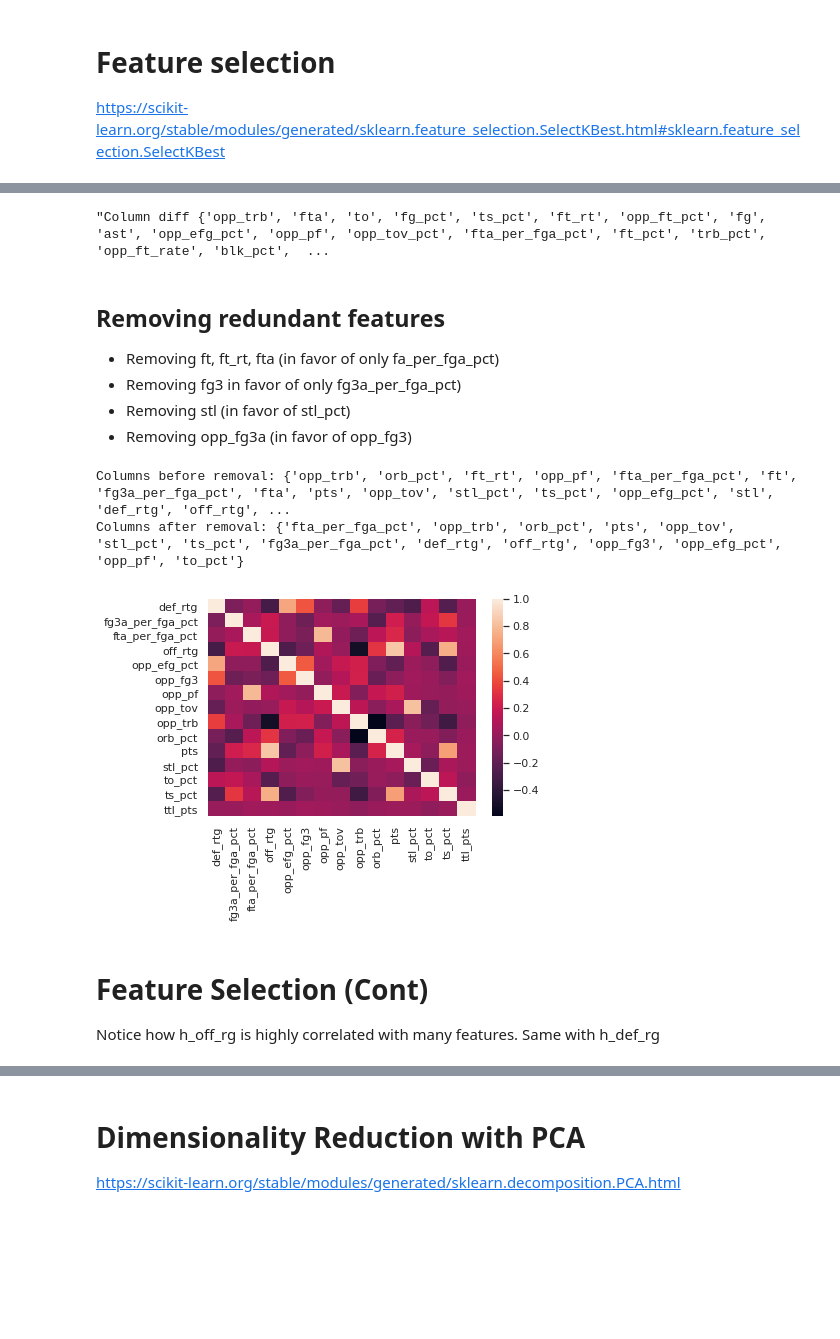
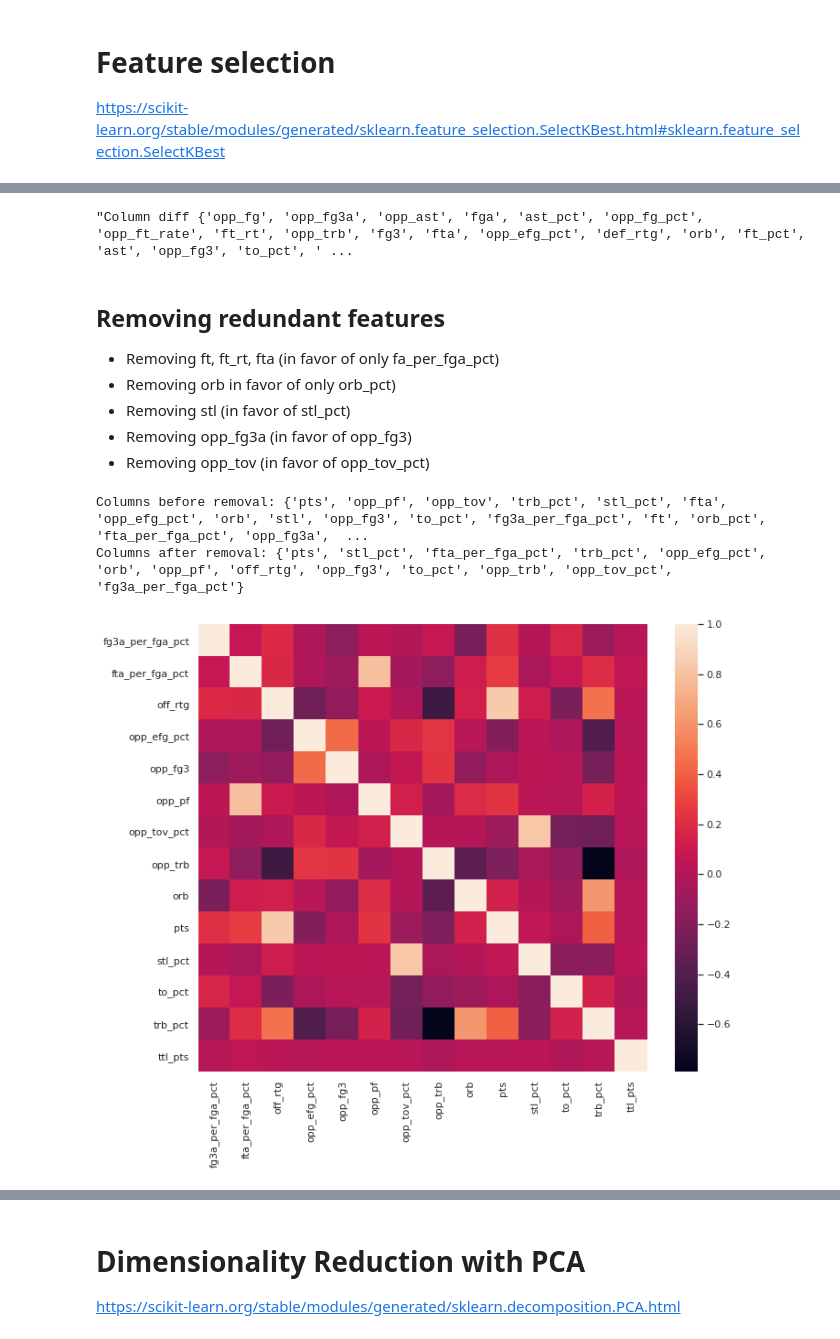
Before and after one commit to Navbryce/nba-combined-score-predictor, a Jupyter notebook: data-cleaning.ipynb, the cells around one changed output, grey strips where cells are left out. Saved outputs shown, nothing was run; the diff lists cells and outputs as text; code cells hidden in the pictures; blank space fills up the shorter version.

```diff
--- a/data-cleaning.ipynb
+++ b/data-cleaning.ipynb
@@ -60,0 +70,17 @@ display(init_train_label.describe())
+# %%
+def remove_outliers_by_iqr(data, labels):
+    lower = labels.quantile(.25)
+    upper = labels.quantile(.75)
+    diff = upper - lower
+
+    lower_bound = lower - 1.5 * diff
+    upper_bound = upper + 1.5 * diff
+    valid = (labels >= lower_bound) & (labels <= upper_bound)
+    rows_to_select = valid.to_numpy()[:, 0]
+    return data.loc[rows_to_select], labels.loc[rows_to_select]
+
+init_train, init_train_label = remove_outliers_by_iqr(init_train, init_train_label)
+display(init_train_label.describe())
+display(sns.histplot(init_train_label, x="ttl_pts", kde=True))
+plt.show()
+display(sns.boxplot(x="ttl_pts", data=init_train_label))
@@ -94,9 +134,9 @@ display(scaled_train.head())
 # Correlation Heatmap
 https://seaborn.pydata.org/generated/seaborn.heatmap.html
 # %%
-def plot_correlation_heatmap(input, labels, ax=None):
+def plot_correlation_heatmap(input, labels, ax=None, annot=False):
     merged = pd.concat([input, init_train_label], axis=1)
-    sns.heatmap(merged.corr(method='pearson'), ax=ax)
+    sns.heatmap(merged.corr(method='pearson'), ax=ax, annot=annot)
 plot_correlation_heatmap(scaled_train, init_train_label)
 # %% [output]
 [figure]
@@ -136,22 +176,21 @@ f_regression_columns = set(f_regression_select.columns)
 mutual_info_columns = set(mutual_info_regression_select.columns)
 display(f"Column diff {(f_regression_columns - mutual_info_columns) | (mutual_info_columns - f_regression_columns)}")
 # %% [output]
-"Column diff {'opp_trb', 'fta', 'to', 'fg_pct', 'ts_pct', 'ft_rt', 'opp_ft_pct', 'fg', 'ast', 'opp_efg_pct', 'opp_pf', 'opp_tov_pct', 'fta_per_fga_pct', 'ft_pct', 'trb_pct', 'opp_ft_rate', 'blk_pct',  ...
+"Column diff {'opp_fg', 'opp_fg3a', 'opp_ast', 'fga', 'ast_pct', 'opp_fg_pct', 'opp_ft_rate', 'ft_rt', 'opp_trb', 'fg3', 'fta', 'opp_efg_pct', 'def_rtg', 'orb', 'ft_pct', 'ast', 'opp_fg3', 'to_pct', ' ...
 # %% [markdown]
 ## Removing redundant features
 - Removing ft, ft_rt, fta (in favor of only fa_per_fga_pct)
-- Removing fg3 in favor of only fg3a_per_fga_pct)
+- Removing orb in favor of only orb_pct)
 - Removing stl (in favor of stl_pct)
 - Removing opp_fg3a (in favor of opp_fg3)
+- Removing opp_tov (in favor of opp_tov_pct)
 # %%
 print(f"Columns before removal: {set(f_regression_select.columns)}")
-f_regression_select = f_regression_select.drop(labels=['ft', 'ft_rt', 'fta', 'fg3', 'stl', 'opp_fg3a'], axis=1)
+f_regression_select = f_regression_select.drop(labels=['ft', 'ft_rt', 'fta', 'orb_pct', 'stl', 'opp_fg3a', 'opp_tov'], axis=1)
 print(f"Columns after removal: {set(f_regression_select.columns)}")
-plot_correlation_heatmap(f_regression_select, init_train_label)
+figure = plt.figure(figsize = (11,9))
+plot_correlation_heatmap(f_regression_select, init_train_label, ax=figure.gca())
 # %% [output]
-Columns before removal: {'opp_trb', 'orb_pct', 'ft_rt', 'opp_pf', 'fta_per_fga_pct', 'ft', 'fg3a_per_fga_pct', 'fta', 'pts', 'opp_tov', 'stl_pct', 'ts_pct', 'opp_efg_pct', 'stl', 'def_rtg', 'off_rtg', ...
-Columns after removal: {'fta_per_fga_pct', 'opp_trb', 'orb_pct', 'pts', 'opp_tov', 'stl_pct', 'ts_pct', 'fg3a_per_fga_pct', 'def_rtg', 'off_rtg', 'opp_fg3', 'opp_efg_pct', 'opp_pf', 'to_pct'}
+Columns before removal: {'pts', 'opp_pf', 'opp_tov', 'trb_pct', 'stl_pct', 'fta', 'opp_efg_pct', 'orb', 'stl', 'opp_fg3', 'to_pct', 'fg3a_per_fga_pct', 'ft', 'orb_pct', 'fta_per_fga_pct', 'opp_fg3a',  ...
+Columns after removal: {'pts', 'stl_pct', 'fta_per_fga_pct', 'trb_pct', 'opp_efg_pct', 'orb', 'opp_pf', 'off_rtg', 'opp_fg3', 'to_pct', 'opp_trb', 'opp_tov_pct', 'fg3a_per_fga_pct'}
-[figure, old version]
+[figure, new version]
-# %% [markdown]
-# Feature Selection (Cont)
-Notice how h_off_rg is highly correlated with many features. Same with h_def_rg
```
Also changed, not shown: parts of 11 cells of this notebook.
